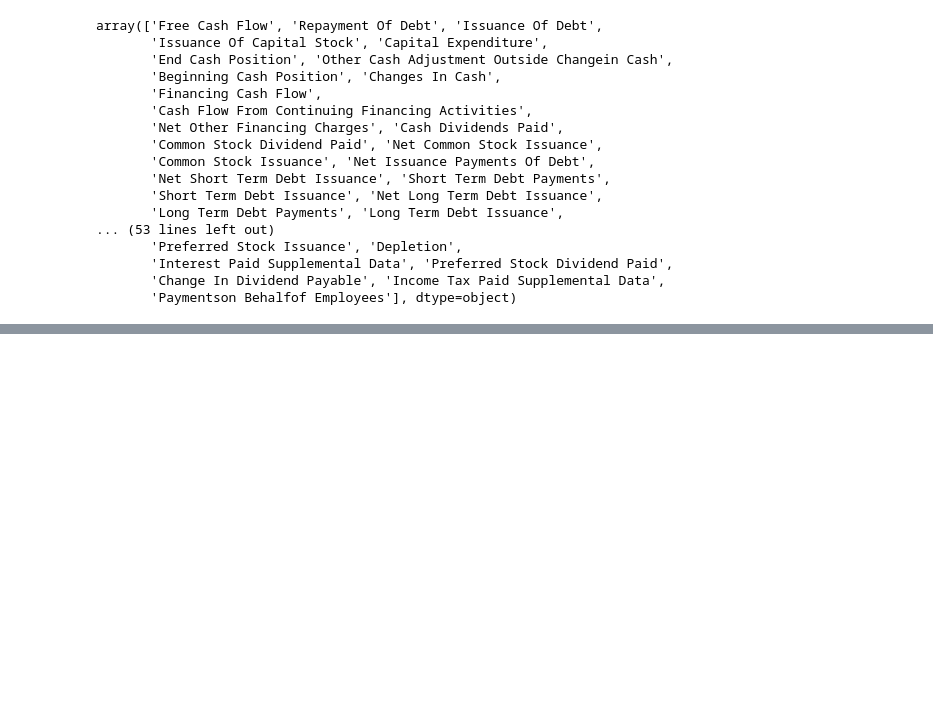
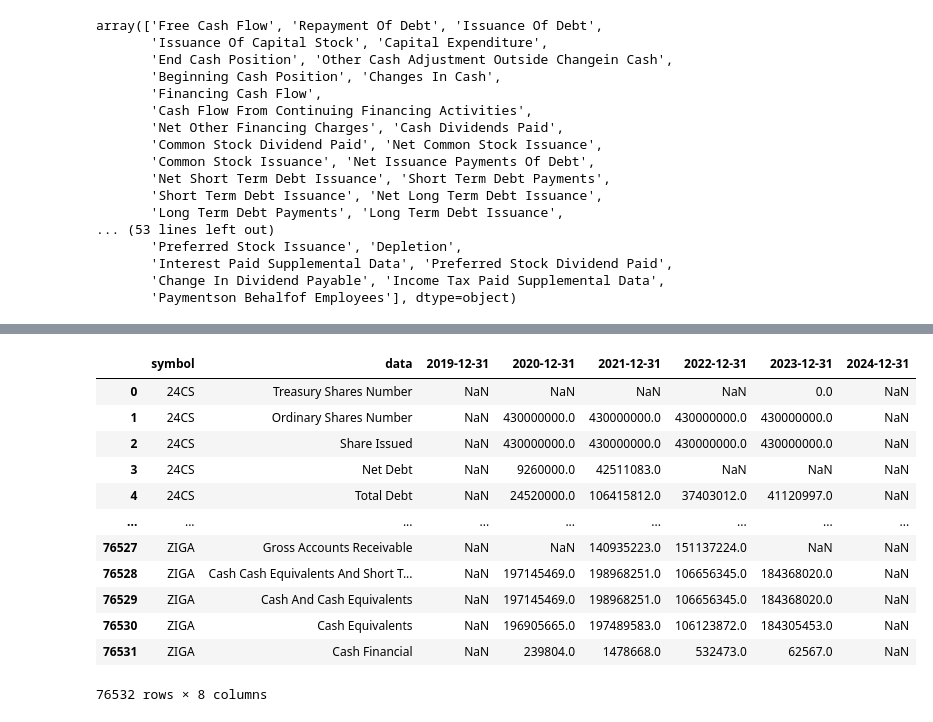
Before and after one commit to suparuek2405/Stock-screening-with-python, a Jupyter notebook: Group_assignment_Tacocat_set_yfinance.ipynb, the cells around one changed output, grey strips where cells are left out. Saved outputs shown, nothing was run; the diff lists cells and outputs as text; code cells hidden in the pictures; blank space fills up the shorter version.

Commit message:
update code for retrive financial ratio

```diff
--- a/Group_assignment_Tacocat_set_yfinance.ipynb
+++ b/Group_assignment_Tacocat_set_yfinance.ipynb
@@ -271,0 +387,16 @@ array(['Free Cash Flow', 'Repayment Of Debt', 'Issuance Of Debt',
+# %%
+bl
+# %% [output]
+|  | symbol | data | 2019-12-31 | 2020-12-31 | 2021-12-31 | 2022-12-31 | 2023-12-31 | 2024-12-31 |
+| 0 | 24CS | Treasury Shares Number | NaN | NaN | NaN | NaN | 0.0 | NaN |
+| 1 | 24CS | Ordinary Shares Number | NaN | 430000000.0 | 430000000.0 | 430000000.0 | 430000000.0 | NaN |
+| 2 | 24CS | Share Issued | NaN | 430000000.0 | 430000000.0 | 430000000.0 | 430000000.0 | NaN |
+| 3 | 24CS | Net Debt | NaN | 9260000.0 | 42511083.0 | NaN | NaN | NaN |
+| 4 | 24CS | Total Debt | NaN | 24520000.0 | 106415812.0 | 37403012.0 | 41120997.0 | NaN |
+| ... | ... | ... | ... | ... | ... | ... | ... | ... |
+| 76527 | ZIGA | Gross Accounts Receivable | NaN | NaN | 140935223.0 | 151137224.0 | NaN | NaN |
+| 76528 | ZIGA | Cash Cash Equivalents And Short T... | NaN | 197145469.0 | 198968251.0 | 106656345.0 | 184368020.0 | NaN |
+| 76529 | ZIGA | Cash And Cash Equivalents | NaN | 197145469.0 | 198968251.0 | 106656345.0 | 184368020.0 | NaN |
+| 76530 | ZIGA | Cash Equivalents | NaN | 196905665.0 | 197489583.0 | 106123872.0 | 184305453.0 | NaN |
+| 76531 | ZIGA | Cash Financial | NaN | 239804.0 | 1478668.0 | 532473.0 | 62567.0 | NaN |
+76532 rows × 8 columns
```
Also changed, not shown: parts of 7 cells of this notebook.
